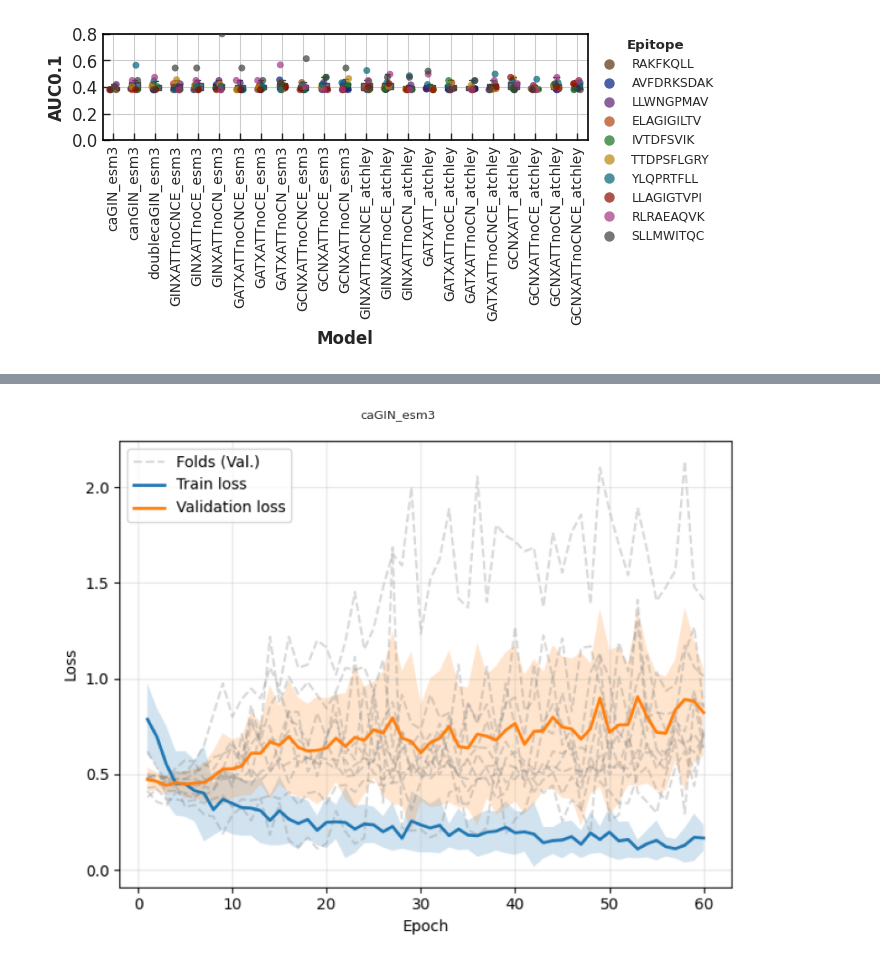
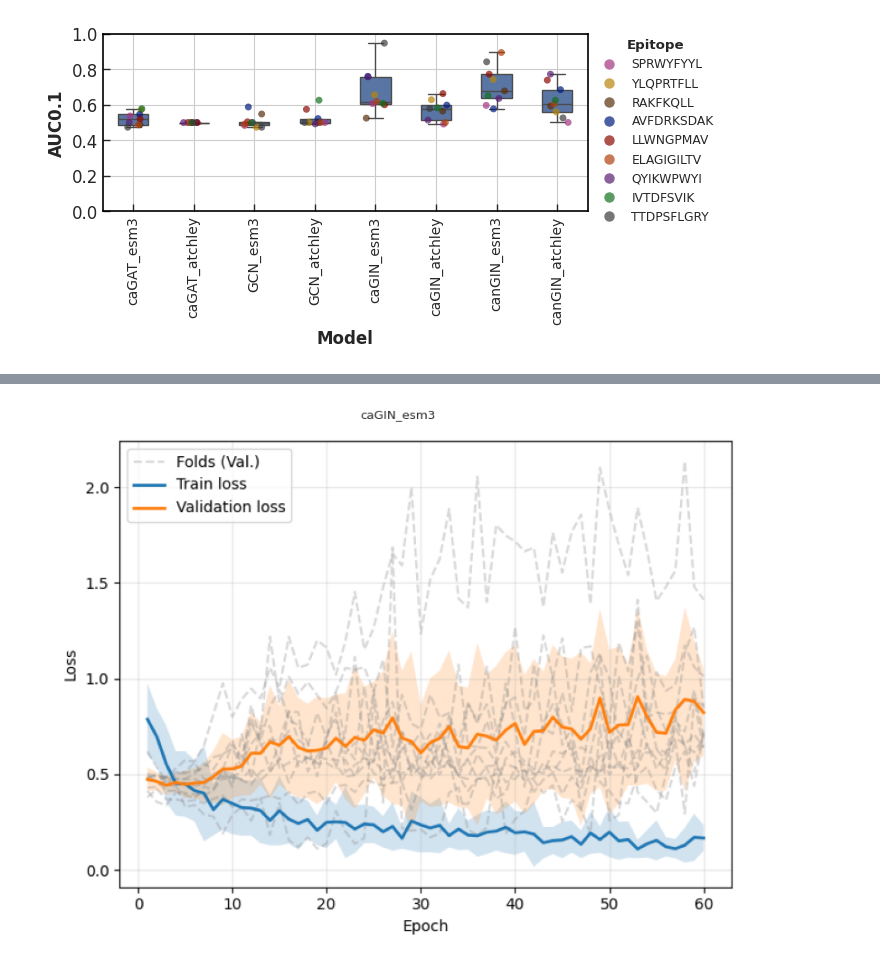
Before and after one commit to chagas98/MatchImmNet, a Jupyter notebook: notebooks/pred_analysis.ipynb, the cells around one changed output, grey strips where cells are left out. Cells and saved outputs as stored; diff of their text form; code cells hidden in the pictures.

```diff
--- a/notebooks/pred_analysis.ipynb
+++ b/notebooks/pred_analysis.ipynb
@@ -81,62 +81,42 @@ def auc_barplot(results_dirs, pattern="_raw_best.csv", save_dir=".", weighted_av
         jitter=0.18,
         ax=ax
     )
 
     ax.set_ylabel('AUC0.1', fontsize=12, weight='bold')
     ax.set_xlabel('Model', fontsize=12, weight='bold')
     ax.set_ylim(0, 1.0)
     ax.set_xticklabels(ax.get_xticklabels(), rotation=90, fontsize=10)
     ax.set_yticklabels(ax.get_yticklabels(), fontsize=12)
     ax = plt.gca()
     plt.rcParams["xtick.major.size"] = 50
 
     # increase linewidth of axes and make them black
     for spine in ax.spines.values():
         spine.set_linewidth(1.2)
         spine.set_color('black')
 
     ax.legend(bbox_to_anchor=(1.01, 1), loc='upper left', borderaxespad=0., frameon=False,
               title='Epitope', title_fontproperties={'weight':'bold'}, markerscale=1.5)
     ax.grid(True)
     plt.tick_params(axis='both', which='both', direction='in', bottom=True, left=True)
     plt.tight_layout()
     plt.savefig(os.path.join(save_dir, "auc_barplot.png"), dpi=300)
     plt.show()
 
 # Example usage
-results_dirs = {"../developments/test_xatt/cagin_neg5_esm3_dp03": "caGIN_esm3",
-                "../developments/test_xatt/cangin_neg5_esm3_dp03": "canGIN_esm3",
-                "../developments/test_xatt/doublecagin_neg5_esm3_dp03": "doublecaGIN_esm3",
-                "../developments/test_xatt/GIN_cn1_ce1_neg5_esm3_dp03": "GINXATT_esm3",
-                "../developments/test_xatt/GIN_cn1_ce0_neg5_esm3_dp03": "GINXATTnoCE_esm3",
-                "../developments/test_xatt/GIN_cn0_ce1_neg5_esm3_dp03": "GINXATTnoCN_esm3",
-                "../developments/test_xatt/GIN_cn1_ce1_neg5_esm3_dp03": "GINXATTnoCNCE_esm3",
-                "../developments/test_xatt/GAT_cn1_ce1_neg5_esm3_dp03": "GATXATT_esm3",
-                "../developments/test_xatt/GAT_cn1_ce0_neg5_esm3_dp03": "GATXATTnoCE_esm3",
-                "../developments/test_xatt/GAT_cn0_ce1_neg5_esm3_dp03": "GATXATTnoCN_esm3",
-                "../developments/test_xatt/GAT_cn1_ce1_neg5_esm3_dp03": "GATXATTnoCNCE_esm3",
-                "../developments/test_xatt/GCN_cn1_ce1_neg5_esm3_dp03": "GCNXATT_esm3",
-                "../developments/test_xatt/GCN_cn1_ce0_neg5_esm3_dp03": "GCNXATTnoCE_esm3",
-                "../developments/test_xatt/GCN_cn0_ce1_neg5_esm3_dp03": "GCNXATTnoCN_esm3",
-                "../developments/test_xatt/GCN_cn1_ce1_neg5_esm3_dp03": "GCNXATTnoCNCE_esm3",
-                "../developments/test_xatt/GIN_cn1_ce1_neg5_atchley_dp03": "GINXATT_atchley",
-                "../developments/test_xatt/GIN_cn1_ce0_neg5_atchley_dp03": "GINXATTnoCE_atchley",
-                "../developments/test_xatt/GIN_cn0_ce1_neg5_atchley_dp03": "GINXATTnoCN_atchley",
-                "../developments/test_xatt/GIN_cn1_ce1_neg5_atchley_dp03": "GINXATTnoCNCE_atchley",
-                "../developments/test_xatt/GAT_cn1_ce1_neg5_atchley_dp03": "GATXATT_atchley",
-                "../developments/test_xatt/GAT_cn1_ce0_neg5_atchley_dp03": "GATXATTnoCE_atchley",
-                "../developments/test_xatt/GAT_cn0_ce1_neg5_atchley_dp03": "GATXATTnoCN_atchley",
-                "../developments/test_xatt/GAT_cn0_ce0_neg5_atchley_dp03": "GATXATTnoCNCE_atchley",
-                "../developments/test_xatt/GCN_cn1_ce1_neg5_atchley_dp03": "GCNXATT_atchley",
-                "../developments/test_xatt/GCN_cn1_ce0_neg5_atchley_dp03": "GCNXATTnoCE_atchley",
-                "../developments/test_xatt/GCN_cn0_ce1_neg5_atchley_dp03": "GCNXATTnoCN_atchley",
-                "../developments/test_xatt/GCN_cn0_ce0_neg5_atchley_dp03": "GCNXATTnoCNCE_atchley"
-
+results_dirs = {"../developments/increase_dataset/cagat_neg1_esm3_dp03": "caGAT_esm3",
+                "../developments/increase_dataset/cagat_neg1_atchley_dp03": "caGAT_atchley",
+                "../developments/increase_dataset/cagcn_neg1_esm3_dp03": "GCN_esm3",
+                "../developments/increase_dataset/cagcn_neg1_atchley_dp03": "GCN_atchley",
+                "../developments/increase_dataset/cagin_neg1_esm3_dp03": "caGIN_esm3",
+                "../developments/increase_dataset/cagin_neg1_atchley_dp03": "caGIN_atchley",
+                "../developments/increase_dataset/cangin_neg1_esm3_dp03": "canGIN_esm3",
+                "../developments/increase_dataset/cangin_neg1_atchley_dp03": "canGIN_atchley"
                 }
 
 auc_barplot(results_dirs, pattern="_raw.csv", save_dir=".", weighted_average=True)
 # %% [output]
-[figure, old version]
+[figure, new version]
 # %%
 from Levenshtein import distance as levenshtein_distance
 import numpy as np
```
Also changed, not shown: parts of 2 cells of this notebook, 11 other files.
